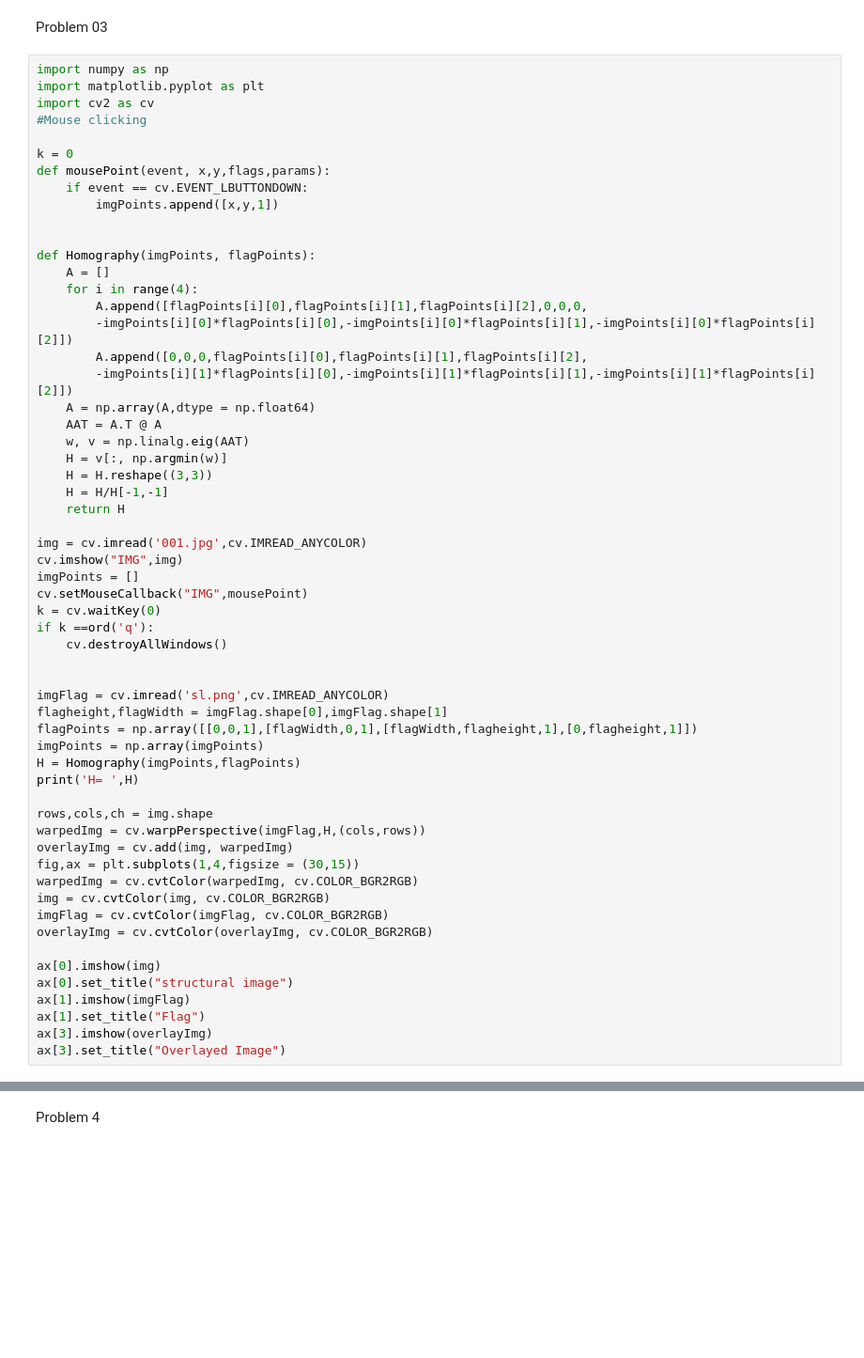
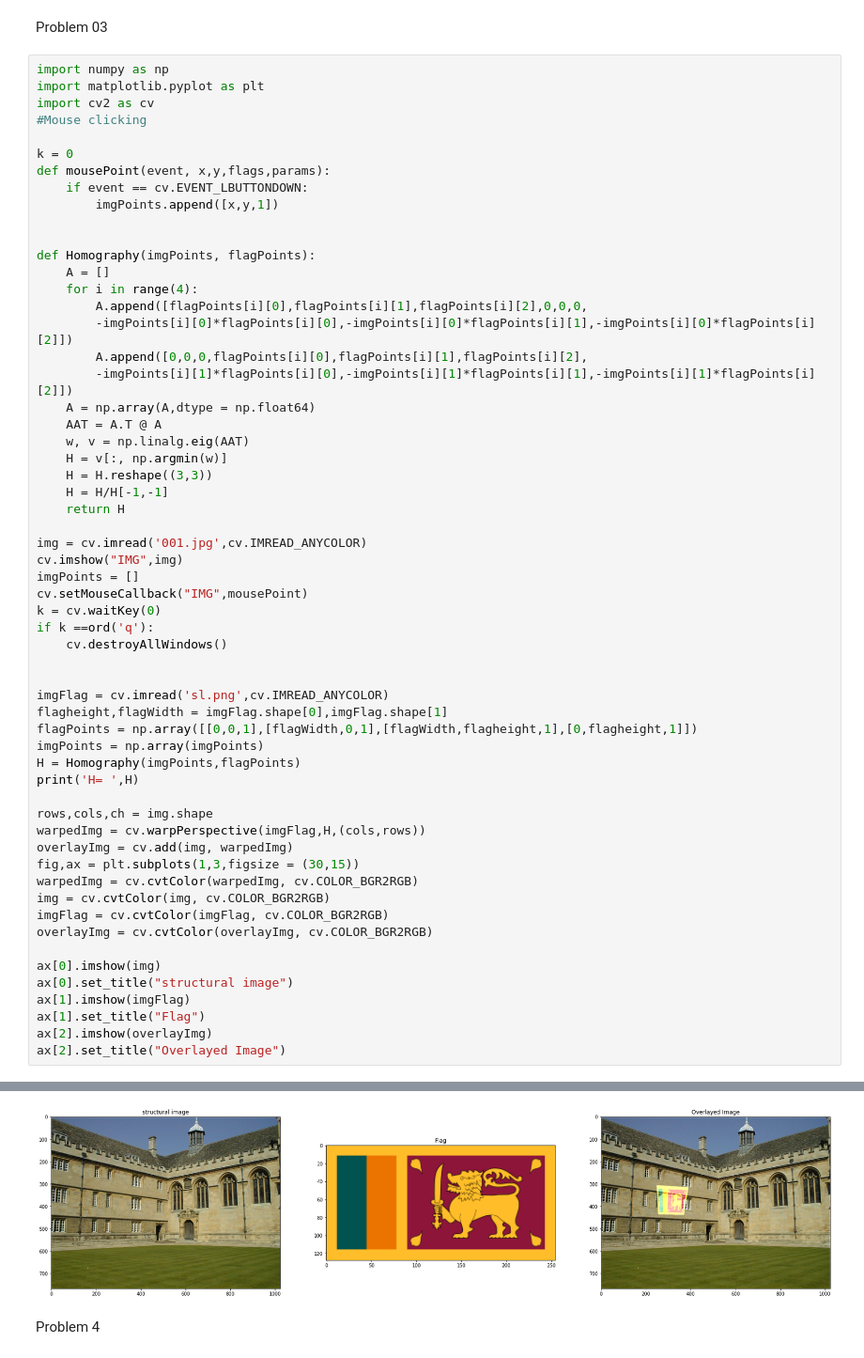
Before and after one commit to HashikaChathubhashaka/A02-Fitting-and-Alignment, a Jupyter notebook: codes.ipynb, the cells around one changed output, grey strips where cells are left out. Shown at 94% size. Cells and saved outputs as stored; diff of their text form; blank space fills up the shorter version.

```diff
--- a/codes.ipynb
+++ b/codes.ipynb
@@ -118,7 +169,7 @@ print('H= ',H)
 rows,cols,ch = img.shape
 warpedImg = cv.warpPerspective(imgFlag,H,(cols,rows))
 overlayImg = cv.add(img, warpedImg)
-fig,ax = plt.subplots(1,4,figsize = (30,15))
+fig,ax = plt.subplots(1,3,figsize = (30,15))
 warpedImg = cv.cvtColor(warpedImg, cv.COLOR_BGR2RGB)
 img = cv.cvtColor(img, cv.COLOR_BGR2RGB)
 imgFlag = cv.cvtColor(imgFlag, cv.COLOR_BGR2RGB)
@@ -128,6 +179,6 @@ ax[0].imshow(img)
 ax[0].set_title("structural image")
 ax[1].imshow(imgFlag)
 ax[1].set_title("Flag")
-ax[3].imshow(overlayImg)
-ax[3].set_title("Overlayed Image")
+ax[2].imshow(overlayImg)
+ax[2].set_title("Overlayed Image")
 # %% [output]
@@ -135,3 +189,4 @@ AttributeError: 'NoneType' object has no attribute 'shape'
+[figure, added]
 # %% [markdown]
 Problem 4
 # %%
```
Also changed, not shown: parts of 6 cells of this notebook.
